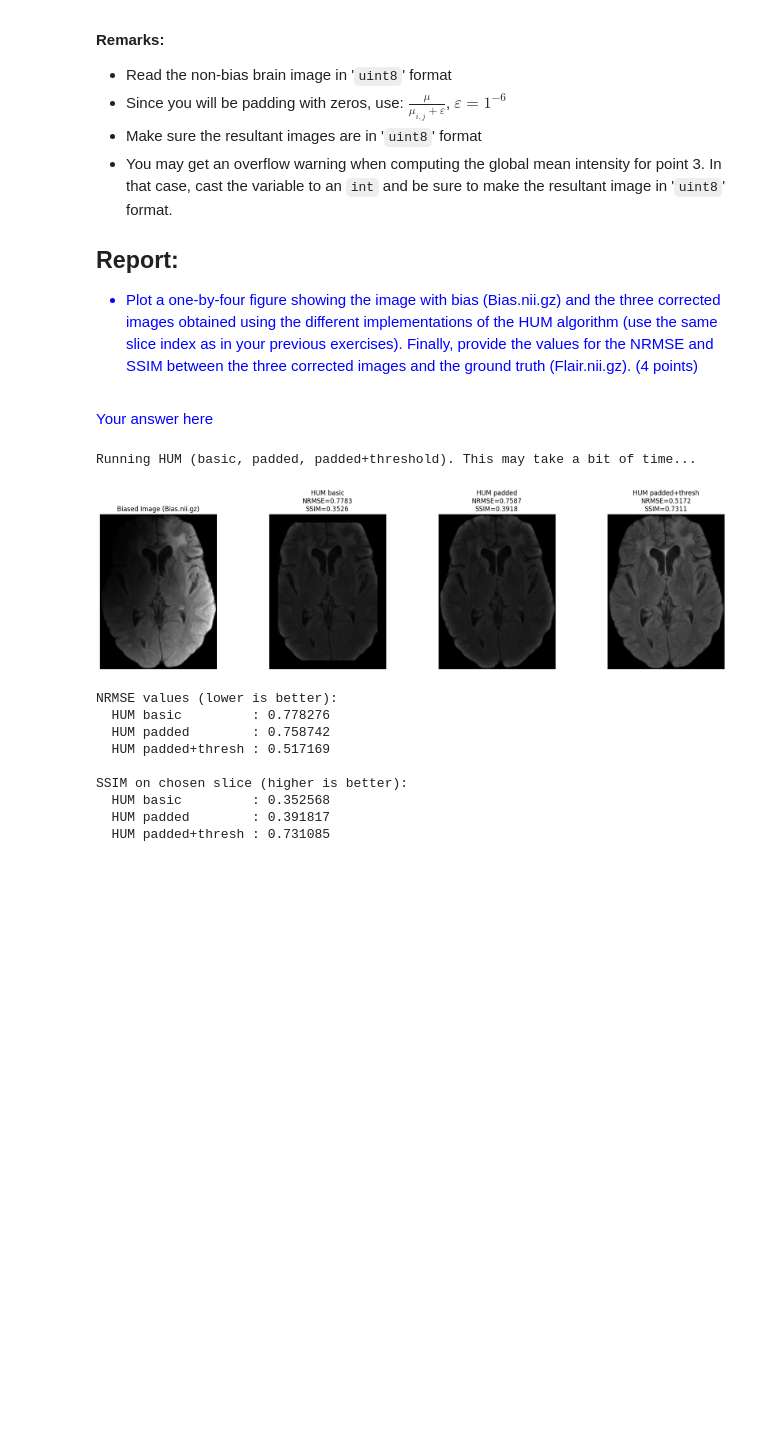
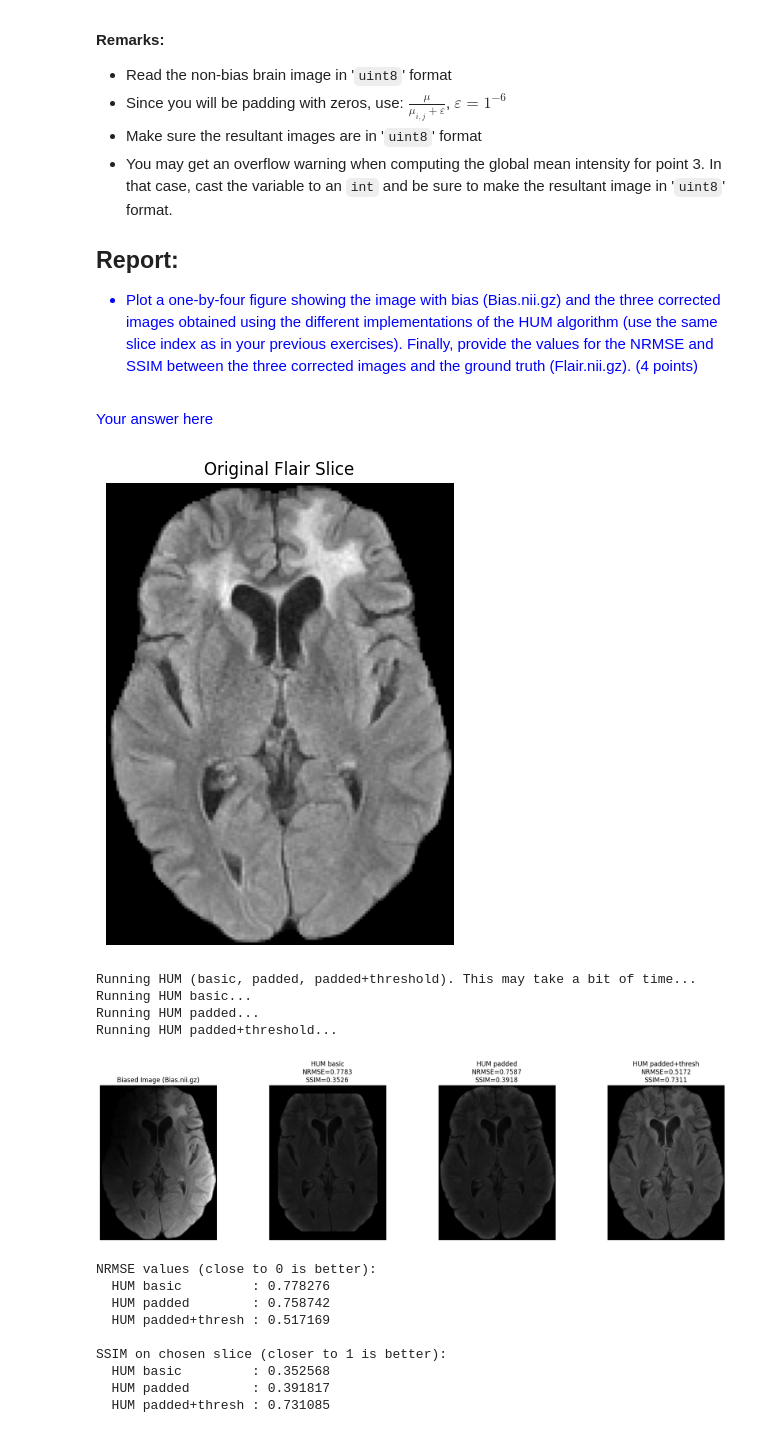
Before and after one commit to noco04-ugent/Practicum_3, a Jupyter notebook: ImageProcessing_I.ipynb, the cells around one changed output. Saved outputs shown, nothing was run; the diff lists cells and outputs as text; code cells hidden in the pictures; blank space fills up the shorter version.

```diff
--- a/ImageProcessing_I.ipynb
+++ b/ImageProcessing_I.ipynb
@@ -447,6 +455,13 @@ window_size = 20  # 20x20x20
 half_w = window_size // 2
 eps = 1e-6
 threshold_global = 5
+
+# first plot original image
+plt.figure(figsize=(6, 6))
+plt.imshow(arr_flair[slice_idx], cmap='gray')
+plt.title("Original Flair Slice")
+plt.axis('off')
+plt.show()
 
 # method 1: straightforward moving-window local mean (no padding)
 def hum_basic(bias_img, window=20):
@@ -526,9 +541,8 @@ hum2 = hum_padded(arr_bias, window=window_size)
 print("Running HUM padded+threshold...")
 hum3 = hum_padded_thresh(arr_bias, window=window_size, thresh=threshold_global)
 
-# --- Post-processing: clip and cast to uint8 as requested ---
+# post-processing: clip and cast to uint8
 def to_uint8(img_float):
-    # clip to valid range 0..255 and cast
     img = np.clip(img_float, 0, 255)
     return img.astype(np.uint8)
 
@@ -536,9 +550,9 @@ hum1_u8 = to_uint8(hum1)
 hum2_u8 = to_uint8(hum2)
 hum3_u8 = to_uint8(hum3)
 bias_u8 = to_uint8(arr_bias)
-flair_u8 = arr_flair.astype(np.uint8)  # already casted earlier
+flair_u8 = arr_flair.astype(np.uint8)
 
-# --- Evaluate: NRMSE (3D) and SSIM (2D slice) ---
+# evaluate: NRMSE (3D) and SSIM (2D slice)
 nrmse1 = nrmse(flair_u8, hum1_u8)
 nrmse2 = nrmse(flair_u8, hum2_u8)
 nrmse3 = nrmse(flair_u8, hum3_u8)
@@ -548,49 +562,53 @@ ssim1 = ssim(flair_u8[slice_idx], hum1_u8[slice_idx], data_range=255)
 ssim2 = ssim(flair_u8[slice_idx], hum2_u8[slice_idx], data_range=255)
 ssim3 = ssim(flair_u8[slice_idx], hum3_u8[slice_idx], data_range=255)
 
-# --- Plot 1x4 figure: Bias image + three corrected results (same slice) ---
+# plot 1x4 figure: bias image + three corrected results (all same slice)
 fig, axes = plt.subplots(1, 4, figsize=(18, 5))
 vmin = np.min(flair_u8[slice_idx])
 vmax = np.max(flair_u8[slice_idx])
 
 axes[0].imshow(bias_u8[slice_idx], cmap='gray', vmin=vmin, vmax=vmax)
 axes[0].set_title("Biased Image (Bias.nii.gz)")
 axes[0].axis('off')
 
 axes[1].imshow(hum1_u8[slice_idx], cmap='gray', vmin=vmin, vmax=vmax)
 axes[1].set_title(f"HUM basic\nNRMSE={nrmse1:.4f}\nSSIM={ssim1:.4f}")
 axes[1].axis('off')
 
 axes[2].imshow(hum2_u8[slice_idx], cmap='gray', vmin=vmin, vmax=vmax)
 axes[2].set_title(f"HUM padded\nNRMSE={nrmse2:.4f}\nSSIM={ssim2:.4f}")
 axes[2].axis('off')
 
 axes[3].imshow(hum3_u8[slice_idx], cmap='gray', vmin=vmin, vmax=vmax)
 axes[3].set_title(f"HUM padded+thresh\nNRMSE={nrmse3:.4f}\nSSIM={ssim3:.4f}")
 axes[3].axis('off')
 
 plt.tight_layout()
 plt.show()
 
-# --- Print numeric results ---
-print("NRMSE values (lower is better):")
+# print numeric results
+print("NRMSE values (close to 0 is better):")
 print(f"  HUM basic         : {nrmse1:.6f}")
 print(f"  HUM padded        : {nrmse2:.6f}")
 print(f"  HUM padded+thresh : {nrmse3:.6f}")
 
-print("\nSSIM on chosen slice (higher is better):")
+print("\nSSIM on chosen slice (closer to 1 is better):")
 print(f"  HUM basic         : {ssim1:.6f}")
 print(f"  HUM padded        : {ssim2:.6f}")
 print(f"  HUM padded+thresh : {ssim3:.6f}")
 # %% [output]
+[figure, new version]
 Running HUM (basic, padded, padded+threshold). This may take a bit of time...
+Running HUM basic...
+Running HUM padded...
+Running HUM padded+threshold...
-[figure, old version]
+[figure, added]
-NRMSE values (lower is better):
+NRMSE values (close to 0 is better):
   HUM basic         : 0.778276
   HUM padded        : 0.758742
   HUM padded+thresh : 0.517169
 
-SSIM on chosen slice (higher is better):
+SSIM on chosen slice (closer to 1 is better):
   HUM basic         : 0.352568
   HUM padded        : 0.391817
   HUM padded+thresh : 0.731085
```
Also changed, not shown: parts of 1 cell of this notebook.
